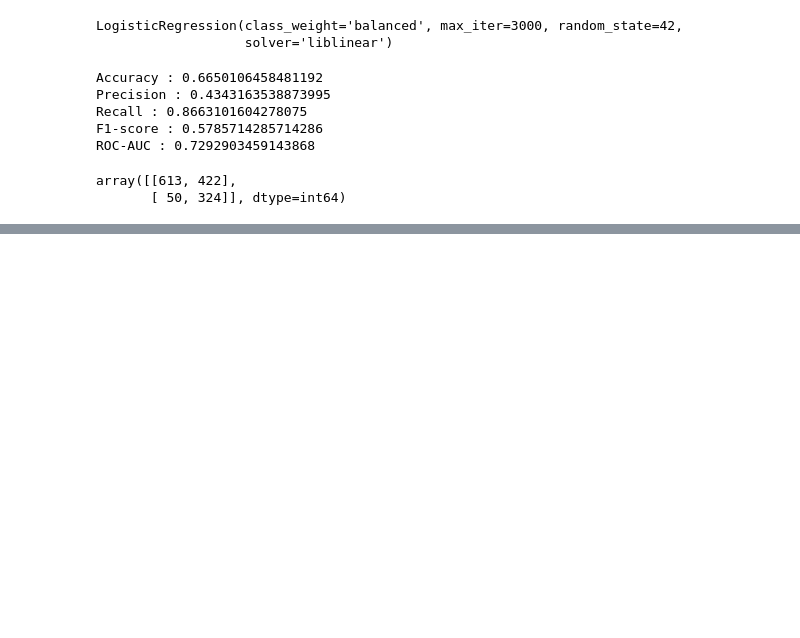
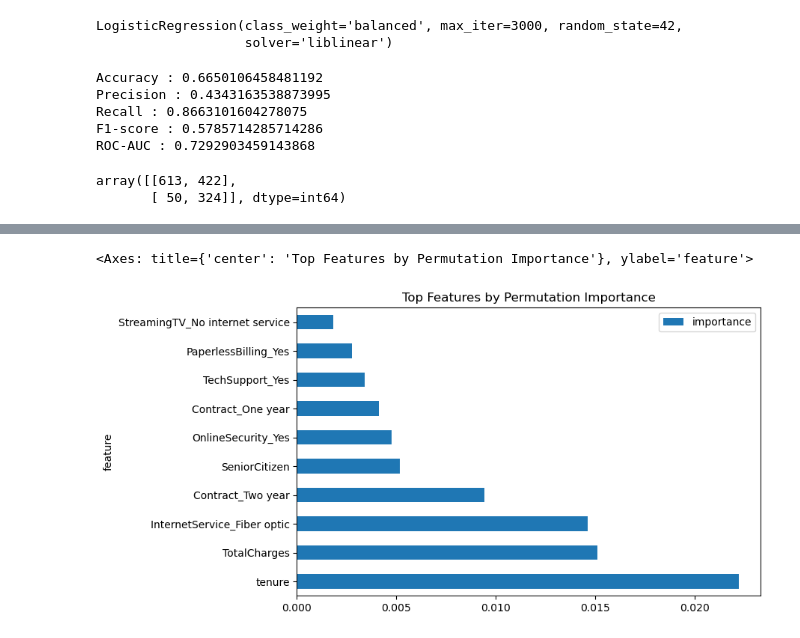
Before and after one commit to Sumit-1212-hue/churn_prediction, a Jupyter notebook: notebooks/03_modelling.ipynb, the cells around one changed output, grey strips where cells are left out. Saved outputs shown, nothing was run; the diff lists cells and outputs as text; code cells hidden in the pictures; blank space fills up the shorter version.

```diff
--- a/notebooks/03_modelling.ipynb
+++ b/notebooks/03_modelling.ipynb
@@ -72,0 +201,15 @@ print
+# %%
+perm_importance = permutation_importance(
+    rf,
+    X_val,
+    y_val,
+    n_repeats= 10,
+    random_state = 42,
+    n_jobs= -1,
+)
+perm_df = pd.DataFrame({
+    "feature": X_val.columns,
+    "importance": perm_importance.importances_mean
+}).sort_values(by="importance", ascending= False)
+
+perm_df.head(10)
@@ -72,0 +228,11 @@ print
+# %%
+perm_df.head(10).plot(
+    x="feature",
+    y="importance",
+    kind= "barh",
+    figsize=(8,5),
+    title="Top Features by Permutation Importance"
+)
+# %% [output]
+<Axes: title={'center': 'Top Features by Permutation Importance'}, ylabel='feature'>
+[figure, added]
```
Also changed, not shown: parts of 19 cells of this notebook, 2 other files.
